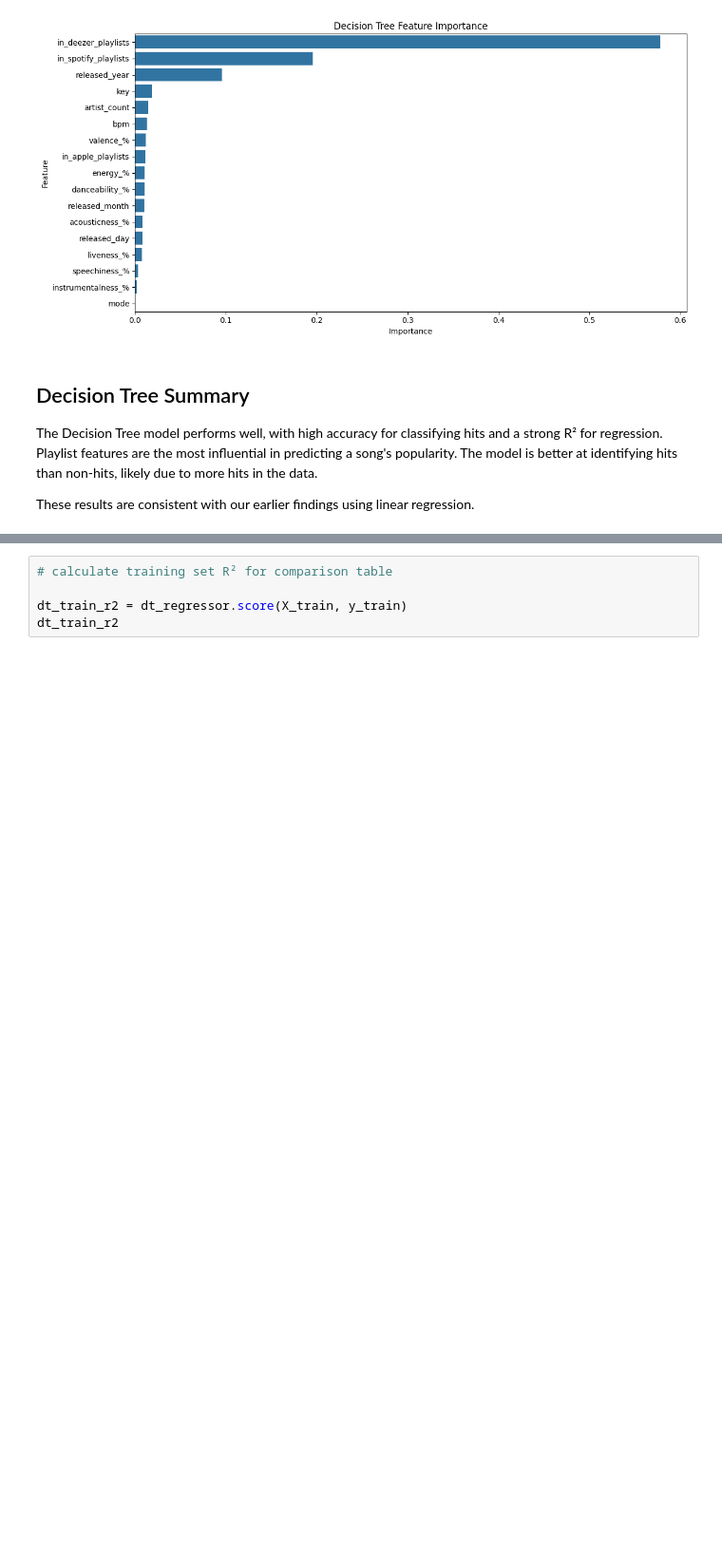
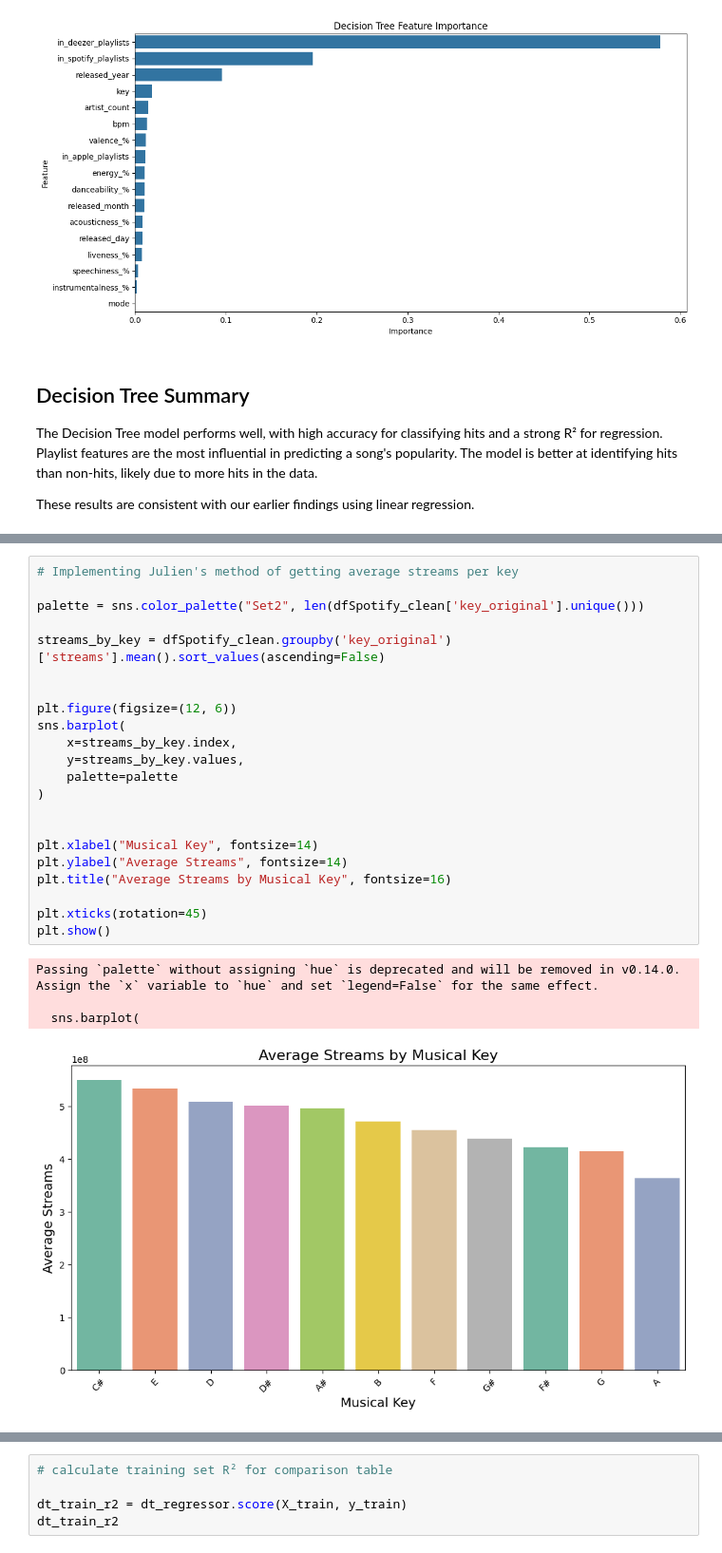
Before and after one commit to jumin7/Song-Popularity-Analysis, a Jupyter notebook: ProjectGarciaShrestha.ipynb, the cells around one changed output, grey strips where cells are left out. Shown at 95% size. Drawn from its saved outputs; the diff is of its cells as text; blank space fills up the shorter version.

```diff
--- a/ProjectGarciaShrestha.ipynb
+++ b/ProjectGarciaShrestha.ipynb
@@ -421,0 +443,27 @@ plt.show()
+# %%
+# Implementing Julien's method of getting average streams per key
+
+palette = sns.color_palette("Set2", len(dfSpotify_clean['key_original'].unique()))
+
+streams_by_key = dfSpotify_clean.groupby('key_original')['streams'].mean().sort_values(ascending=False)
+
+
+plt.figure(figsize=(12, 6))
+sns.barplot(
+    x=streams_by_key.index,
+    y=streams_by_key.values,
+    palette=palette
+)
+
+
+plt.xlabel("Musical Key", fontsize=14)
+plt.ylabel("Average Streams", fontsize=14)
+plt.title("Average Streams by Musical Key", fontsize=16)
+
+plt.xticks(rotation=45)
+plt.show()
+# %% [output]
+Passing `palette` without assigning `hue` is deprecated and will be removed in v0.14.0. Assign the `x` variable to `hue` and set `legend=False` for the same effect.
+
+  sns.barplot(
+[figure, added]
```
Also changed, not shown: parts of 10 cells of this notebook.
